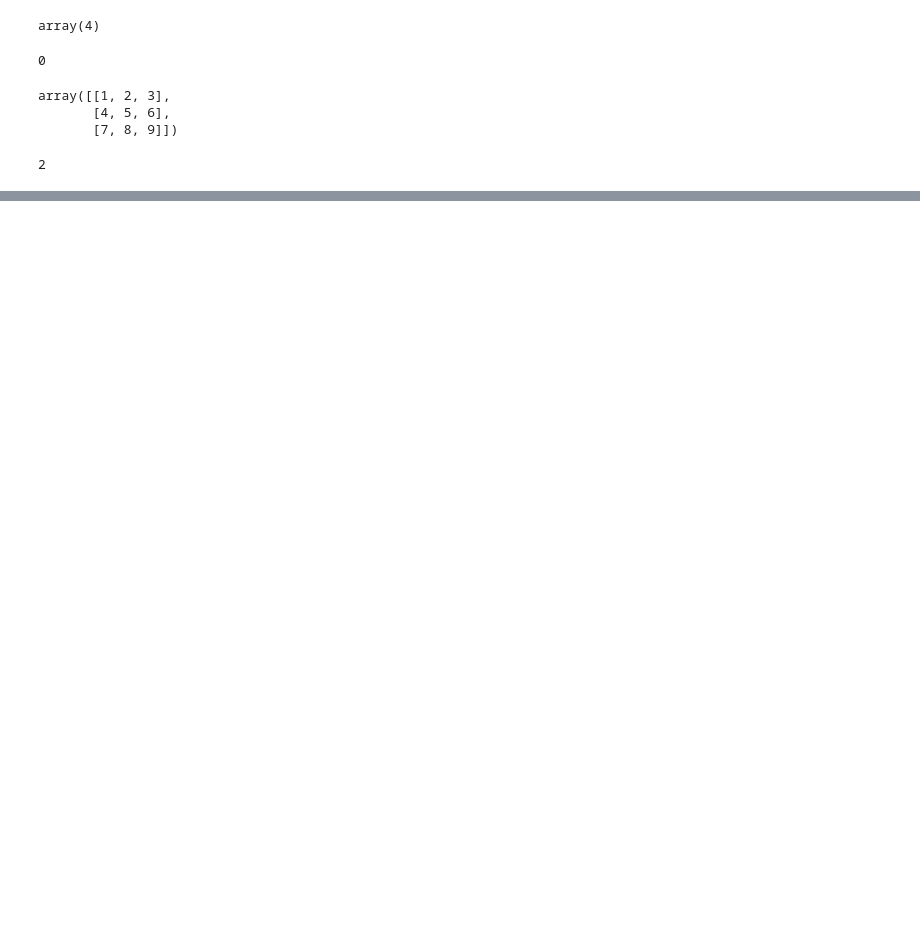
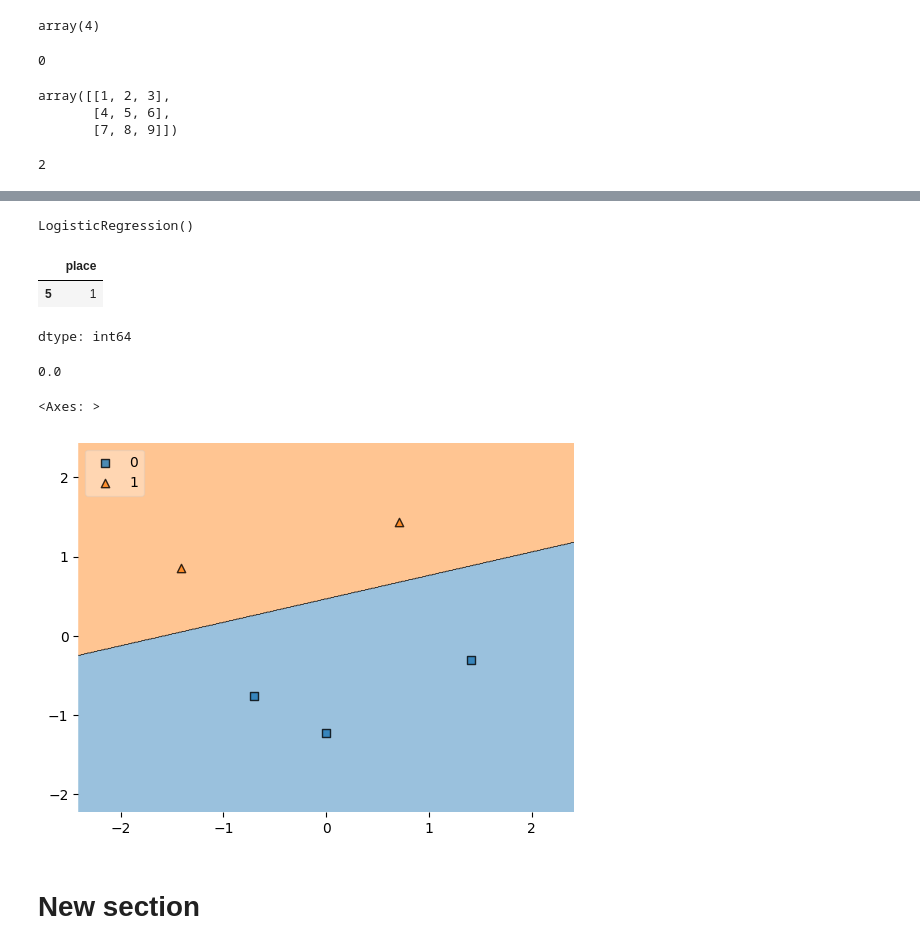
Before and after one commit to Dibyas83/masai, a Jupyter notebook: Untitled0.ipynb, the cells around one changed output, grey strips where cells are left out. Cells and saved outputs as stored; diff of their text form; code cells hidden in the pictures; blank space fills up the shorter version.

```diff
--- a/Untitled0.ipynb
+++ b/Untitled0.ipynb
@@ -26,0 +111,4 @@ mat.ndim
+# %%
+scale = StandardScaler()
+# %%
+x_train = scale.fit_transform(x_train)
@@ -26,0 +131,6 @@ mat.ndim
+# %%
+clf = LogisticRegression()
+# %%
+clf.fit(x_train,y_train)
+# %% [output]
+LogisticRegression()
@@ -26,0 +139,6 @@ mat.ndim
+# %%
+y_test
+# %% [output]
+|  | place |
+| 5 | 1 |
+dtype: int64
@@ -26,0 +147,4 @@ mat.ndim
+# %%
+accuracy_score(y_test,y_pred)
+# %% [output]
+0.0
@@ -26,0 +153,7 @@ mat.ndim
+# %%
+plot_decision_regions(x_train, y_train.values, clf=clf, legend=2)
+# %% [output]
+<Axes: >
+[figure, added]
+# %% [markdown]
+# New section
```
Also changed, not shown: parts of 23 cells of this notebook.
